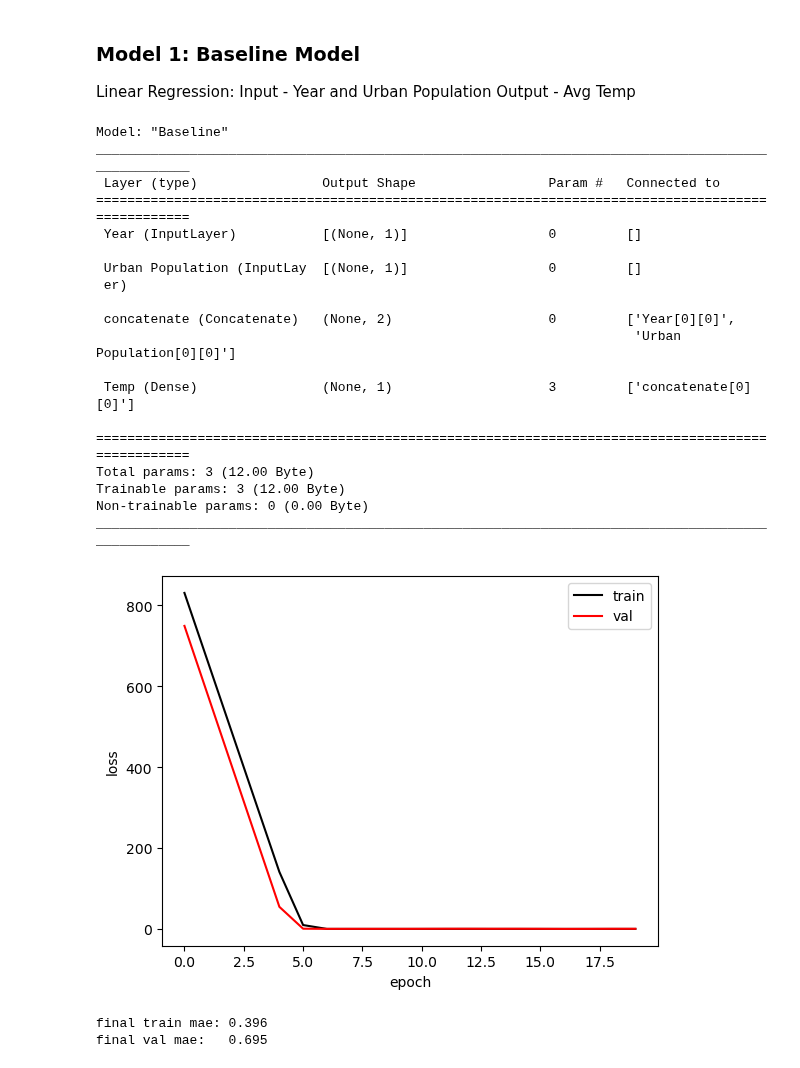
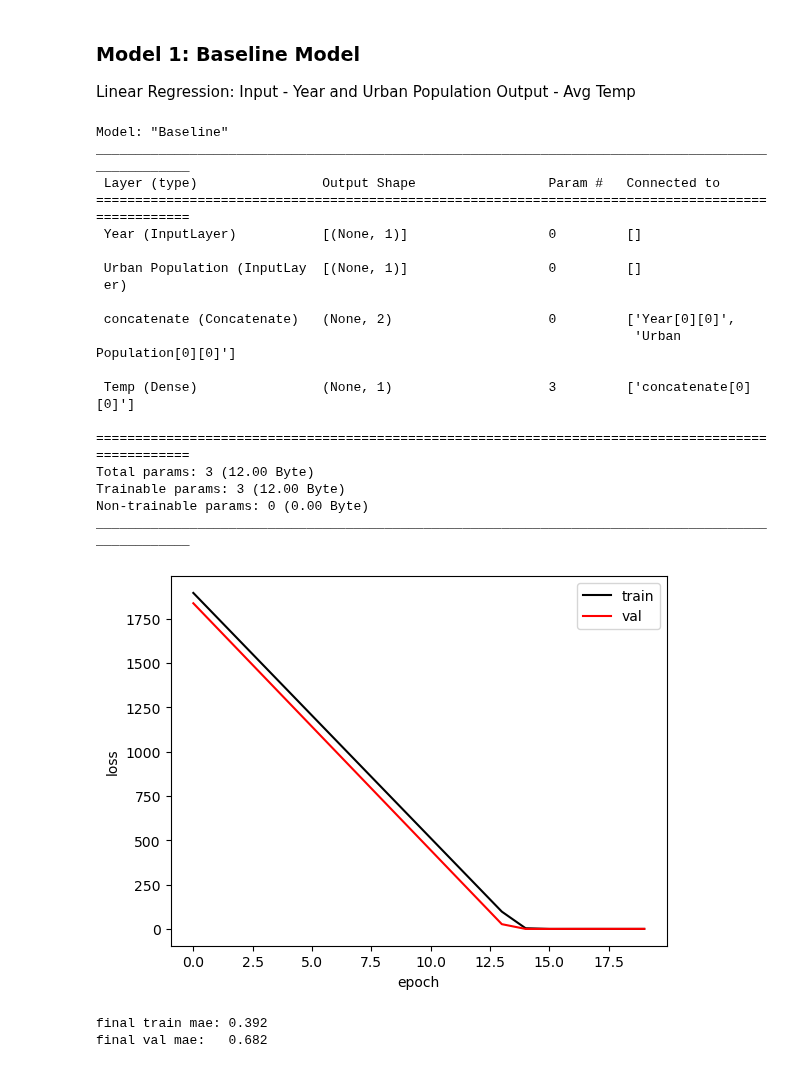
Before and after one commit to fayesimone/agriculture_emissions_prediction, a Jupyter notebook: Model_Building.ipynb, the cells around one changed output. Cells and saved outputs as stored; diff of their text form; code cells hidden in the pictures.

```diff
--- a/Model_Building.ipynb
+++ b/Model_Building.ipynb
@@ -99,43 +105,43 @@ model.summary()
 history = model.fit(
   x={
       'Year': x_train[['year']],
-      'Urban Population': x_train[['urban_population']]
+      'Urban Population': x_train[['log_urban_population']]
     },
   y=Y_train[['average_temperature_°c']],
   epochs=20,
   batch_size=64,
   validation_data=(
       {
       'Year': x_val[['year']],
-      'Urban Population': x_val[['urban_population']]
+      'Urban Population': x_val[['log_urban_population']]
       },
       Y_val[['average_temperature_°c']]),
   verbose=0)
 
 show_history(history)
 # %% [output]
 Model: "Baseline"
 __________________________________________________________________________________________________
  Layer (type)                Output Shape                 Param #   Connected to
 ==================================================================================================
  Year (InputLayer)           [(None, 1)]                  0         []
 
  Urban Population (InputLay  [(None, 1)]                  0         []
  er)
 
  concatenate (Concatenate)   (None, 2)                    0         ['Year[0][0]',
                                                                      'Urban Population[0][0]']
 
  Temp (Dense)                (None, 1)                    3         ['concatenate[0][0]']
 
 ==================================================================================================
 Total params: 3 (12.00 Byte)
 Trainable params: 3 (12.00 Byte)
 Non-trainable params: 0 (0.00 Byte)
 __________________________________________________________________________________________________
-[figure, old version]
+[figure, new version]
-final train mae: 0.396
-final val mae:   0.695
+final train mae: 0.392
+final val mae:   0.682
 # %%
 def build_model():
   # Clear session and remove randomness.
```
Also changed, not shown: parts of 5 cells of this notebook, 1 other file.
